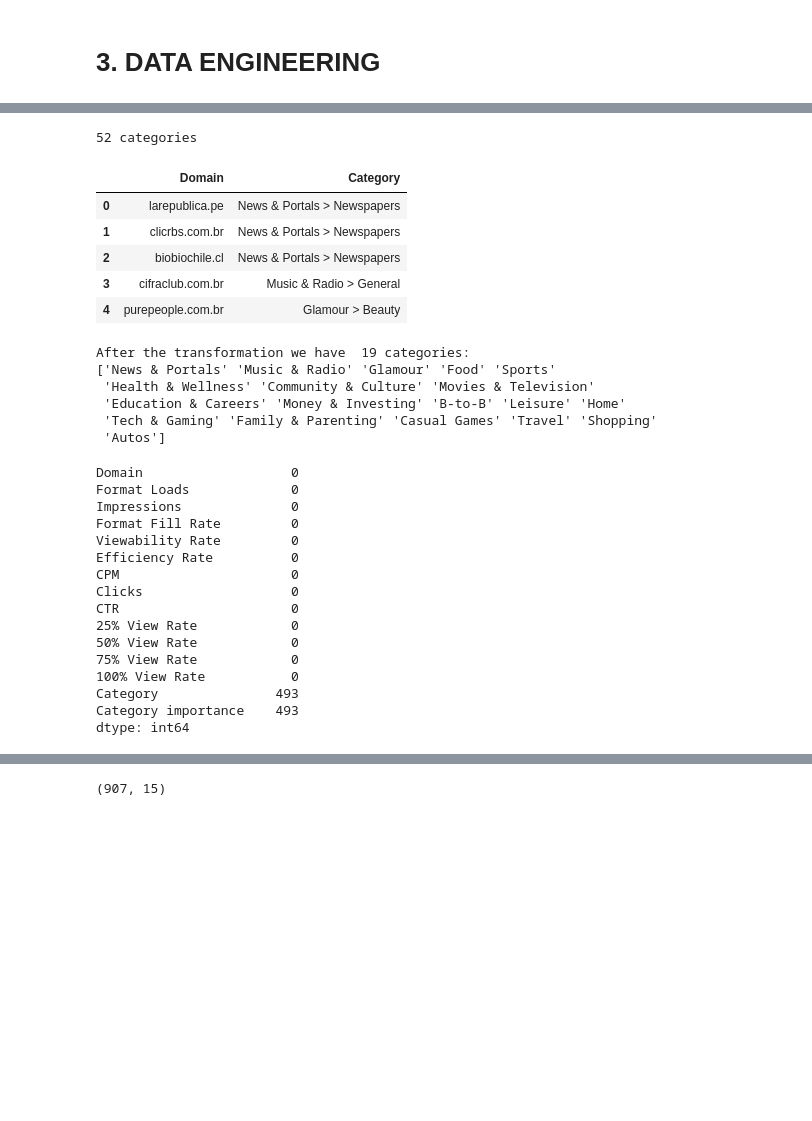
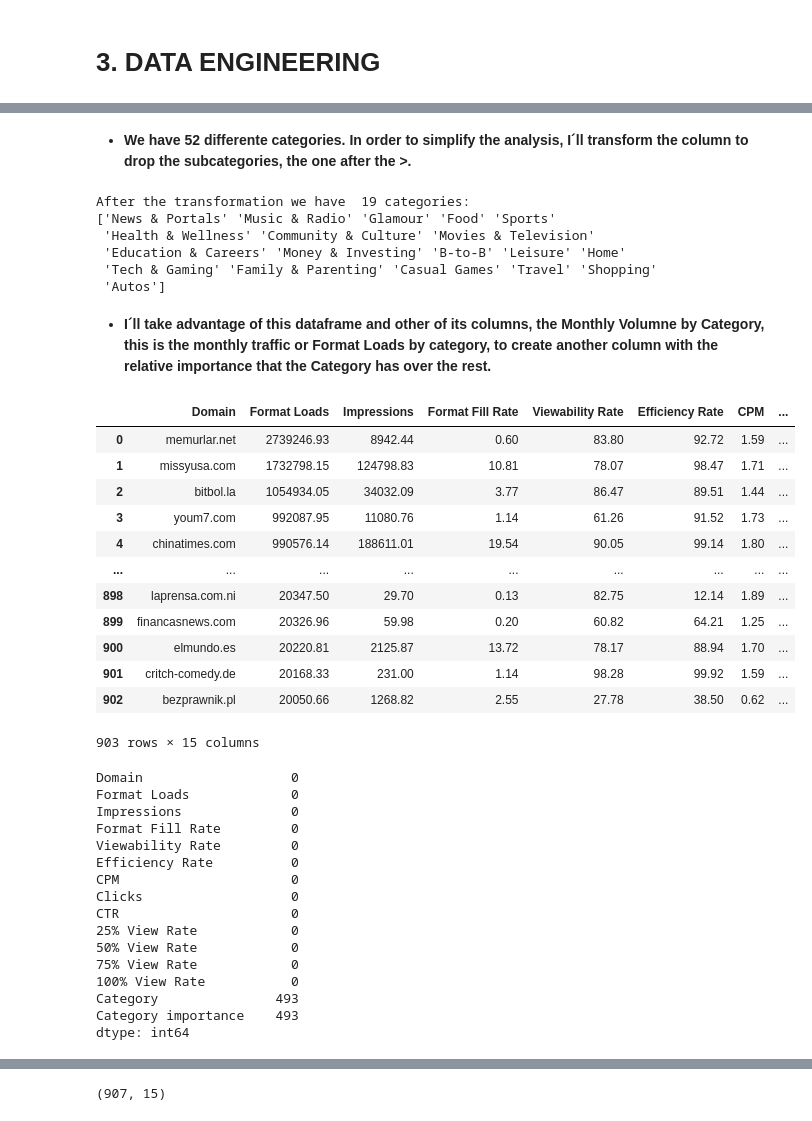
Before and after one commit to rfisla/FINAL-PROJECT-OF-KSCHOOL-MASTER, a Jupyter notebook: Full Data Interpretation.ipynb, the cells around one changed output, grey strips where cells are left out. Cells and saved outputs as stored; diff of their text form; code cells hidden in the pictures; blank space fills up the shorter version.

```diff
--- a/Full Data Interpretation.ipynb
+++ b/Full Data Interpretation.ipynb
@@ -151,13 +209,6 @@ print(len(daily_data['Domain'].unique()))
+# %% [markdown]
+- **We have 52 differente categories. In order to simplify the analysis, I´ll transform the column to drop the subcategories, the one after the >.**
 # %%
-categories = pd.read_csv('DATA/Index Exchange Quality Inventory Mapping - Existing Acccount-Reseller-Domains - Compliance.csv')
-categories.columns = ['Unnamed: 0', 'Partner/Seller Name', 'Partner/Seller ID',
-       'Inventory Relationship\n(select from dropdown)', 'Domain',
-       'Category', 'Monthly Volume', 'Ad Formats',
-       'Banner/Player Dimensions']
-
-print(len(categories['Category'].unique()), 'categories')
-display(categories[['Domain','Category']].head(5))
-
 import re
 pattern = '>'
 renamed_categories = []
@@ -172,46 +223,55 @@ categories['Category'] = categories['Category'].map(lambda x: x.strip()) # to re
 print('After the transformation we have ',len(categories['Category'].unique()), 'categories:')
 print(categories['Category'].unique())
 # %% [output]
-52 categories
+After the transformation we have  19 categories:
+['News & Portals' 'Music & Radio' 'Glamour' 'Food' 'Sports'
+ 'Health & Wellness' 'Community & Culture' 'Movies & Television'
+ 'Education & Careers' 'Money & Investing' 'B-to-B' 'Leisure' 'Home'
+ 'Tech & Gaming' 'Family & Parenting' 'Casual Games' 'Travel' 'Shopping'
+ 'Autos']
-|  | Domain | Category |
-| 0 | larepublica.pe | News & Portals > Newspapers |
-| 1 | clicrbs.com.br | News & Portals > Newspapers |
-| 2 | biobiochile.cl | News & Portals > Newspapers |
-| 3 | cifraclub.com.br | Music & Radio > General |
-| 4 | purepeople.com.br | Glamour > Beauty |
-After the transformation we have  19 categories:
-['News & Portals' 'Music & Radio' 'Glamour' 'Food' 'Sports'
- 'Health & Wellness' 'Community & Culture' 'Movies & Television'
- 'Education & Careers' 'Money & Investing' 'B-to-B' 'Leisure' 'Home'
- 'Tech & Gaming' 'Family & Parenting' 'Casual Games' 'Travel' 'Shopping'
- 'Autos']
+# %% [markdown]
+- **I´ll take advantage of this dataframe and other of its columns, the Monthly Volumne by Category, this is the monthly traffic or Format Loads by category, to create another column with the relative importance that the Category has over the rest.**
 # %%
 categories_importance = pd.DataFrame(categories.groupby('Category')['Monthly Volume'].sum().sort_values(ascending=False).reset_index())
 
 total_formatloads = categories_importance['Monthly Volume'].sum()
 categories_importance['Category importance'] = categories_importance['Monthly Volume'].apply(lambda x: (x/total_formatloads)*100)
 
 domains_categories_importance = categories.merge(categories_importance, on='Category')
 domains_categories_importance = domains_categories_importance[['Domain','Category','Category importance']]
 
-groupby_domains.merge(domains_categories_importance, on='Domain', how ='left').isnull().sum()
+display(groupby_domains.merge(domains_categories_importance, on='Domain', how ='left'))
+display(groupby_domains.merge(domains_categories_importance, on='Domain', how ='left').isnull().sum())
 # %% [output]
+|  | Domain | Format Loads | Impressions | Format Fill Rate | Viewability Rate | Efficiency Rate | CPM | ... |
+| 0 | memurlar.net | 2739246.93 | 8942.44 | 0.60 | 83.80 | 92.72 | 1.59 | ... |
+| 1 | missyusa.com | 1732798.15 | 124798.83 | 10.81 | 78.07 | 98.47 | 1.71 | ... |
+| 2 | bitbol.la | 1054934.05 | 34032.09 | 3.77 | 86.47 | 89.51 | 1.44 | ... |
+| 3 | youm7.com | 992087.95 | 11080.76 | 1.14 | 61.26 | 91.52 | 1.73 | ... |
+| 4 | chinatimes.com | 990576.14 | 188611.01 | 19.54 | 90.05 | 99.14 | 1.80 | ... |
+| ... | ... | ... | ... | ... | ... | ... | ... | ... |
+| 898 | laprensa.com.ni | 20347.50 | 29.70 | 0.13 | 82.75 | 12.14 | 1.89 | ... |
+| 899 | financasnews.com | 20326.96 | 59.98 | 0.20 | 60.82 | 64.21 | 1.25 | ... |
+| 900 | elmundo.es | 20220.81 | 2125.87 | 13.72 | 78.17 | 88.94 | 1.70 | ... |
+| 901 | critch-comedy.de | 20168.33 | 231.00 | 1.14 | 98.28 | 99.92 | 1.59 | ... |
+| 902 | bezprawnik.pl | 20050.66 | 1268.82 | 2.55 | 27.78 | 38.50 | 0.62 | ... |
-Domain                   0
-Format Loads             0
-Impressions              0
-Format Fill Rate         0
-Viewability Rate         0
-Efficiency Rate          0
-CPM                      0
-Clicks                   0
-CTR                      0
-25% View Rate            0
-50% View Rate            0
-75% View Rate            0
-100% View Rate           0
-Category               493
-Category importance    493
-dtype: int64
+903 rows × 15 columns
+Domain                   0
+Format Loads             0
+Impressions              0
+Format Fill Rate         0
+Viewability Rate         0
+Efficiency Rate          0
+CPM                      0
+Clicks                   0
+CTR                      0
+25% View Rate            0
+50% View Rate            0
+75% View Rate            0
+100% View Rate           0
+Category               493
+Category importance    493
+dtype: int64
 # %%
 category_nans = groupby_domains.merge(domains_categories_importance, on='Domain', how ='left')
 category_nans = category_nans[category_nans['Category'].isnull()][['Domain','Category']]
```
Also changed, not shown: parts of 41 cells of this notebook.
